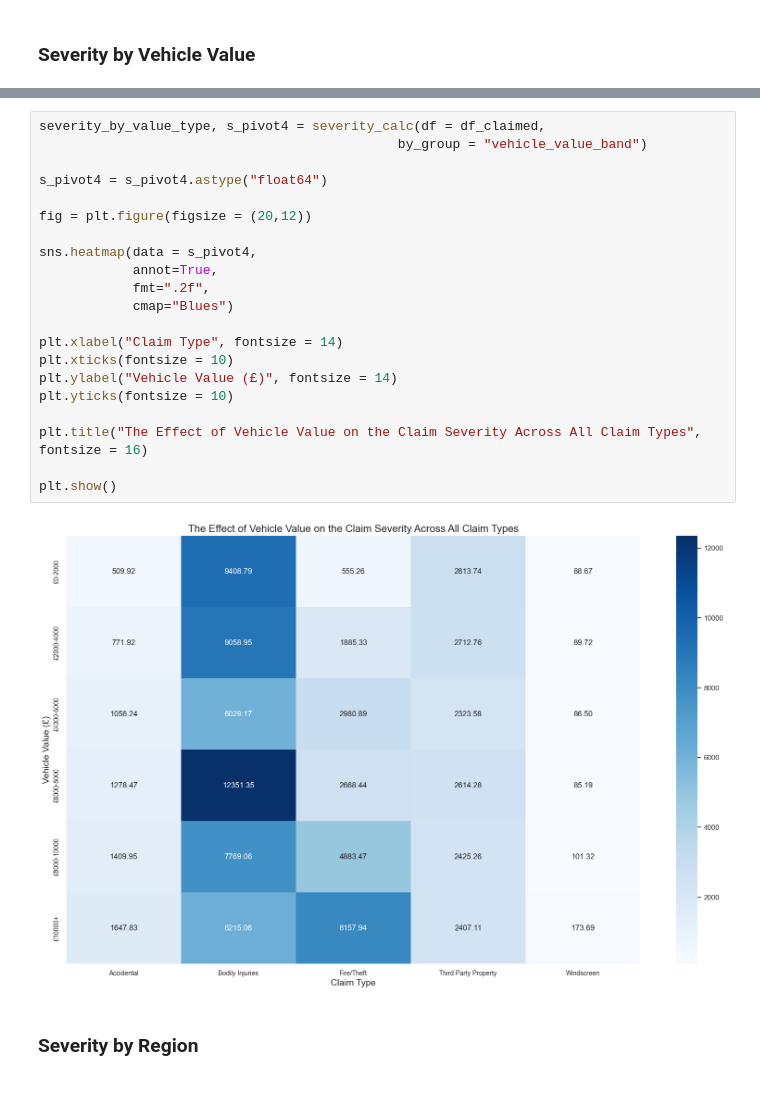
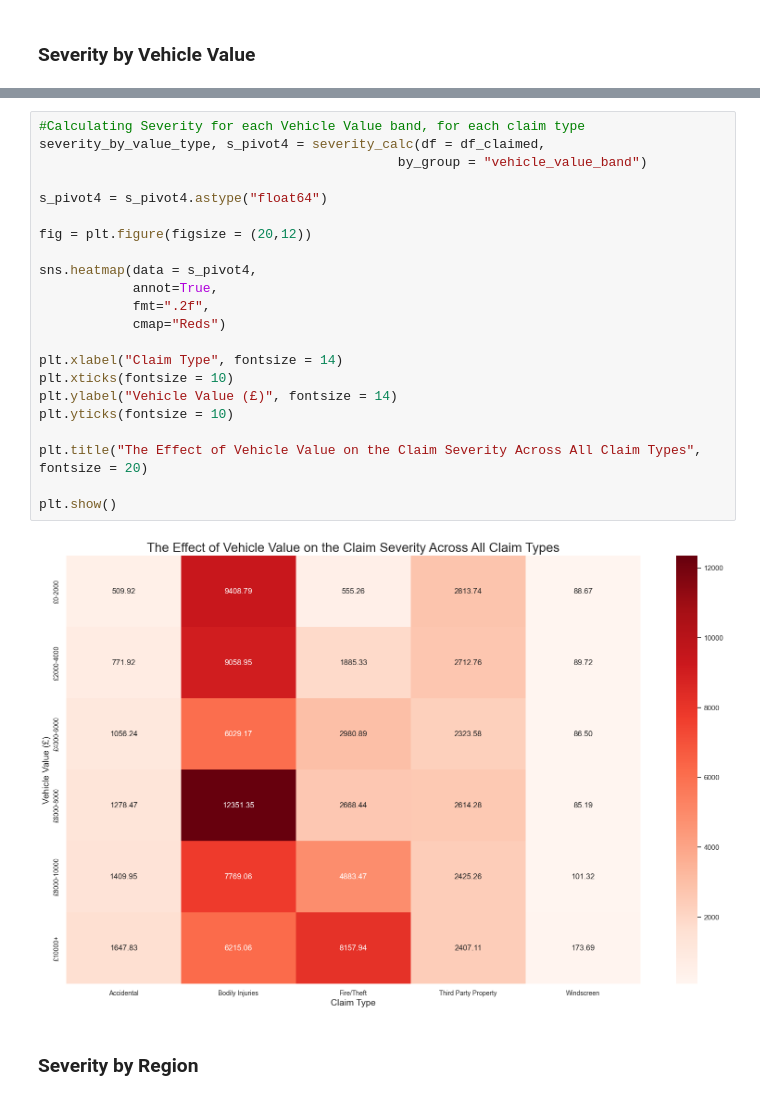
Before and after one commit to watchlotr/Python-Insurance-Case-Study, a Jupyter notebook: insurance_analysis.ipynb, the cells around one changed output, grey strips where cells are left out. Drawn from its saved outputs; the diff is of its cells as text.

```diff
--- a/insurance_analysis.ipynb
+++ b/insurance_analysis.ipynb
@@ -1019,26 +995,27 @@ severity_by_value
 # %%
+#Calculating Severity for each Vehicle Value band, for each claim type
 severity_by_value_type, s_pivot4 = severity_calc(df = df_claimed,
                                               by_group = "vehicle_value_band")
 
 s_pivot4 = s_pivot4.astype("float64")
 
 fig = plt.figure(figsize = (20,12))
 
 sns.heatmap(data = s_pivot4,
             annot=True,
             fmt=".2f",
-            cmap="Blues")
+            cmap="Reds")
 
 plt.xlabel("Claim Type", fontsize = 14)
 plt.xticks(fontsize = 10)
 plt.ylabel("Vehicle Value (£)", fontsize = 14)
 plt.yticks(fontsize = 10)
 
-plt.title("The Effect of Vehicle Value on the Claim Severity Across All Claim Types", fontsize = 16)
+plt.title("The Effect of Vehicle Value on the Claim Severity Across All Claim Types", fontsize = 20)
 
 plt.show()
 # %% [output]
-[figure, old version]
+[figure, new version]
 # %% [markdown]
 ### Severity by Region
 # %%
```
Also changed, not shown: parts of 87 cells of this notebook, 16 other files.
